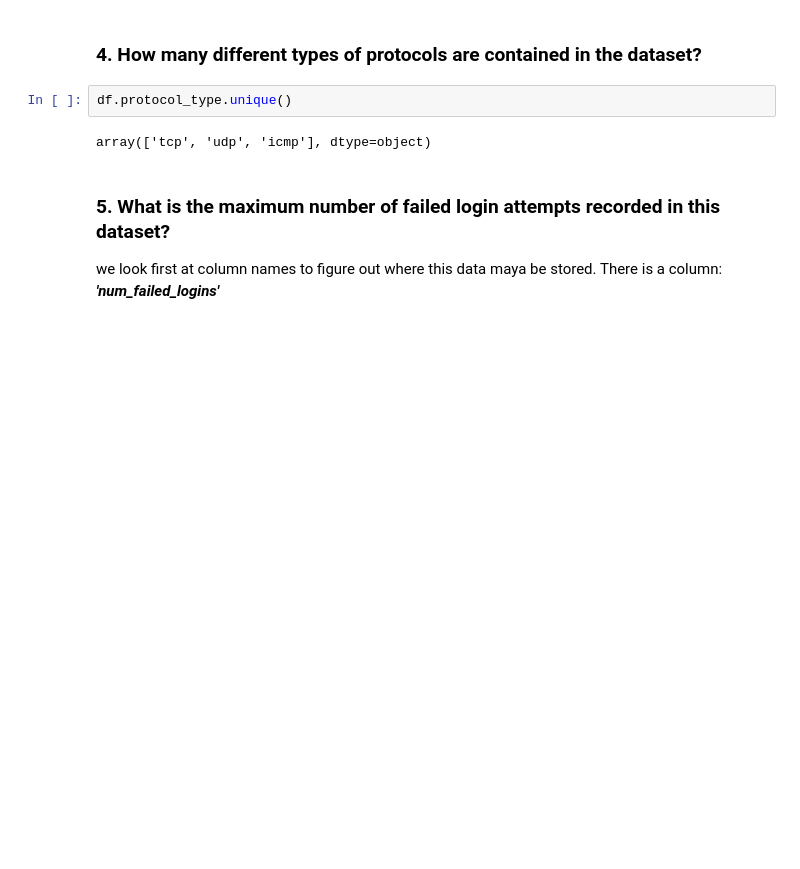
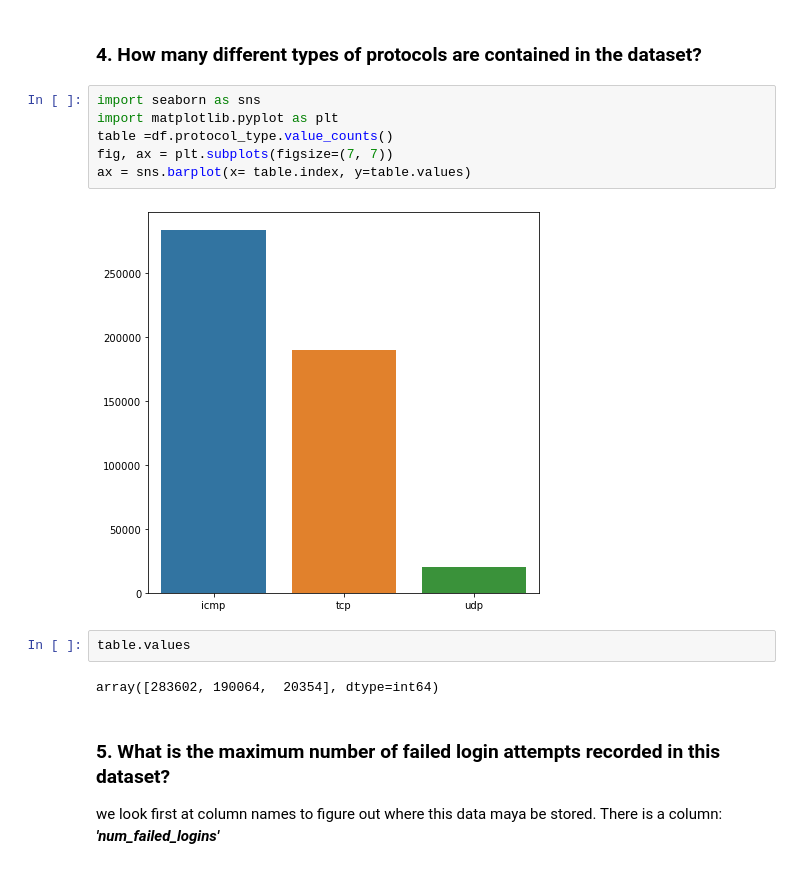
Before and after one commit to pavloski/BigData, a Jupyter notebook: CourseDocs/ChallengeQuiz3_ALVAREZ.ipynb, the cells around one changed output. Drawn from its saved outputs; the diff is of its cells as text; blank space fills up the shorter version.

```diff
--- a/CourseDocs/ChallengeQuiz3_ALVAREZ.ipynb
+++ b/CourseDocs/ChallengeQuiz3_ALVAREZ.ipynb
@@ -50,9 +50,17 @@ np.mean(df.duration)
 # %% [markdown]
 ### 4. How many different types of protocols are contained in the dataset?
 # %%
-df.protocol_type.unique()
+import seaborn as sns
+import matplotlib.pyplot as plt
+table =df.protocol_type.value_counts()
+fig, ax = plt.subplots(figsize=(7, 7))
+ax = sns.barplot(x= table.index, y=table.values)
 # %% [output]
-array(['tcp', 'udp', 'icmp'], dtype=object)
+[figure, added]
+# %%
+table.values
+# %% [output]
+array([283602, 190064,  20354], dtype=int64)
 # %% [markdown]
 ### 5. What is the maximum number of failed login attempts recorded in this dataset?
 we look first at column names to figure out where this data maya be stored. There is a column: ***'num_failed_logins'***
```
Also changed, not shown: 4 other files.
